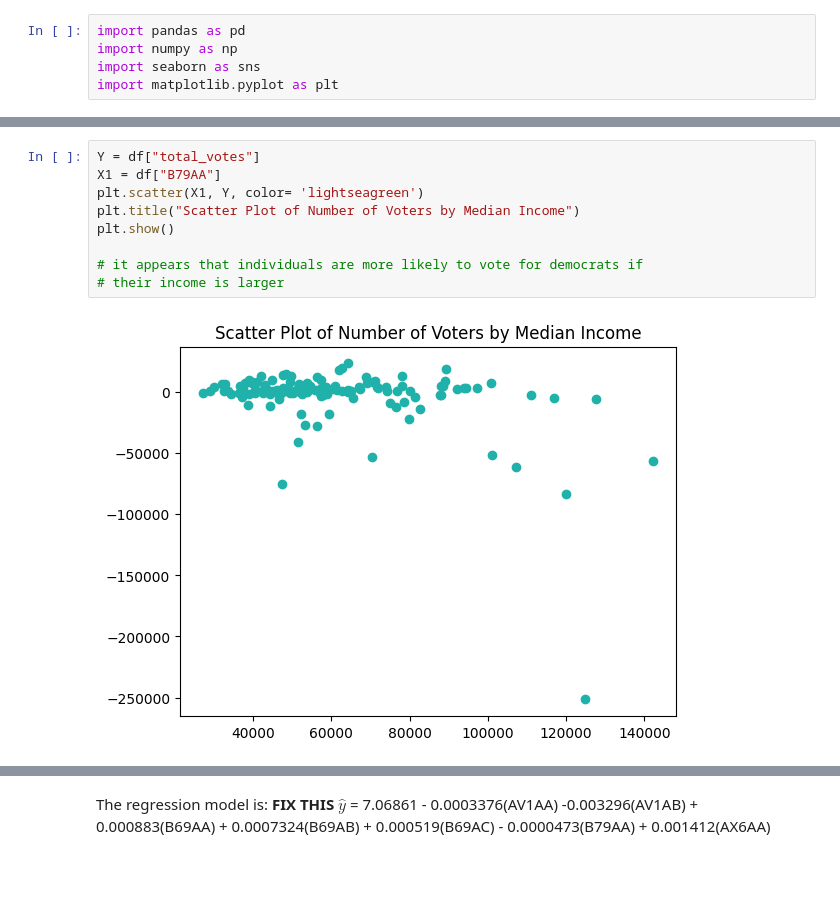
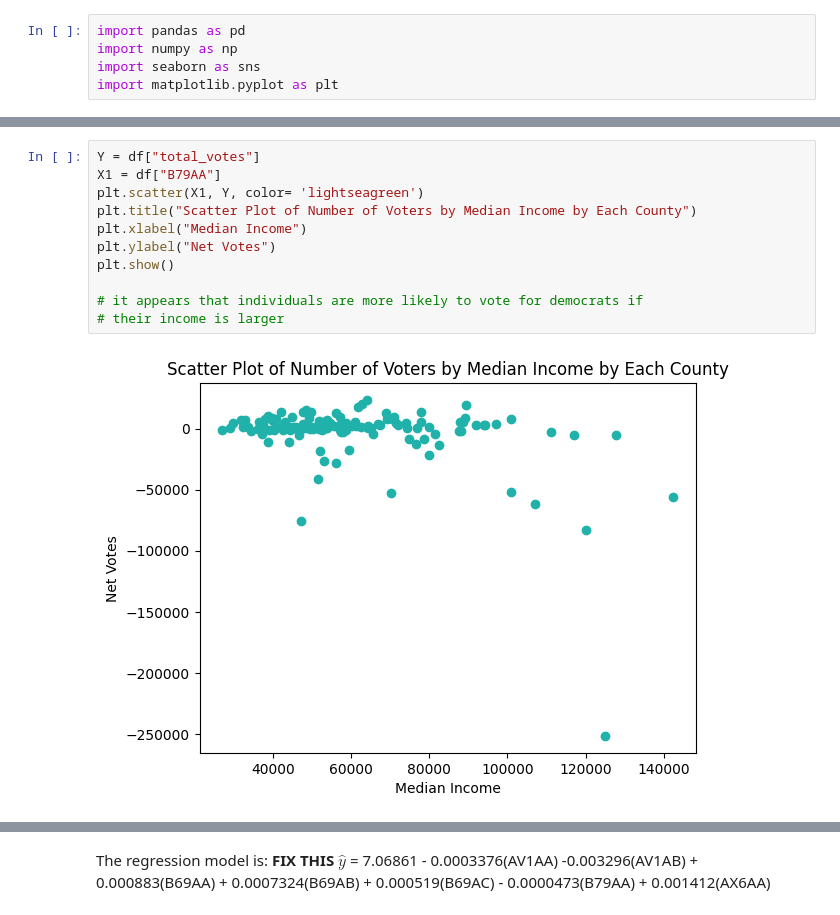
Before and after one commit to ashritakodali/project_voting, a Jupyter notebook: FINAL_project.ipynb, the cells around one changed output, grey strips where cells are left out. Cells and saved outputs as stored; diff of their text form; blank space fills up the shorter version.

```diff
--- a/FINAL_project.ipynb
+++ b/FINAL_project.ipynb
@@ -110,14 +114,16 @@ plt.show()
 # %%
 Y = df["total_votes"]
 X1 = df["B79AA"]
 plt.scatter(X1, Y, color= 'lightseagreen')
-plt.title("Scatter Plot of Number of Voters by Median Income")
+plt.title("Scatter Plot of Number of Voters by Median Income by Each County")
+plt.xlabel("Median Income")
+plt.ylabel("Net Votes")
 plt.show()
 
 # it appears that individuals are more likely to vote for democrats if
 # their income is larger
 # %% [output]
-[figure, old version]
+[figure, new version]
 # %%
 Y = df["total_votes"]
 X1 = df["AX6AA"]
```
Also changed, not shown: parts of 15 cells of this notebook.
